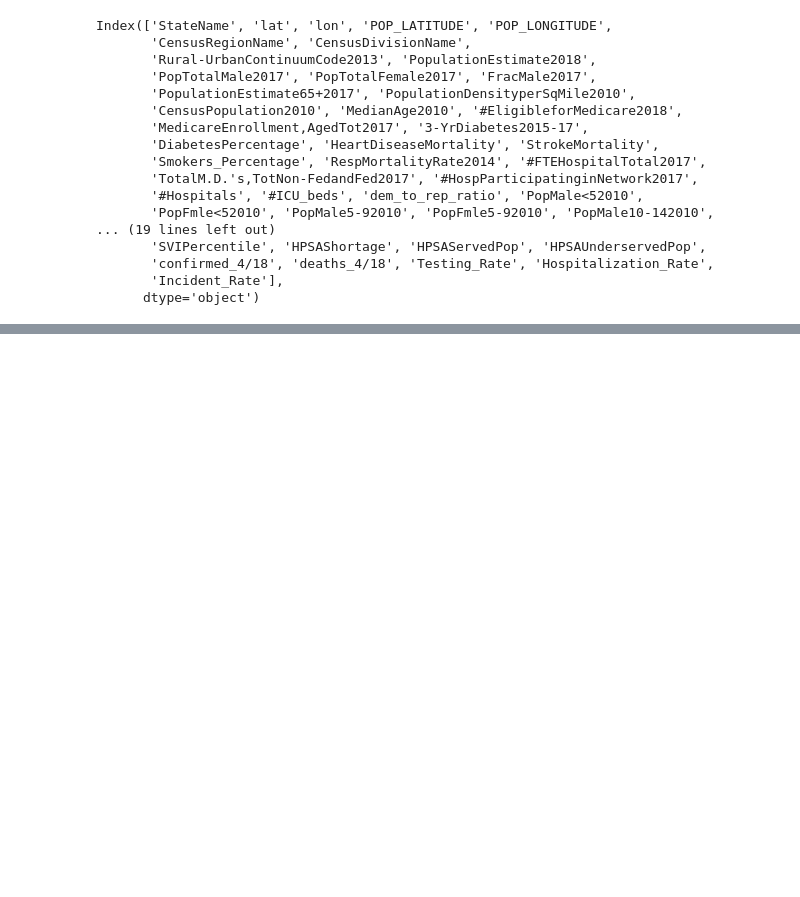
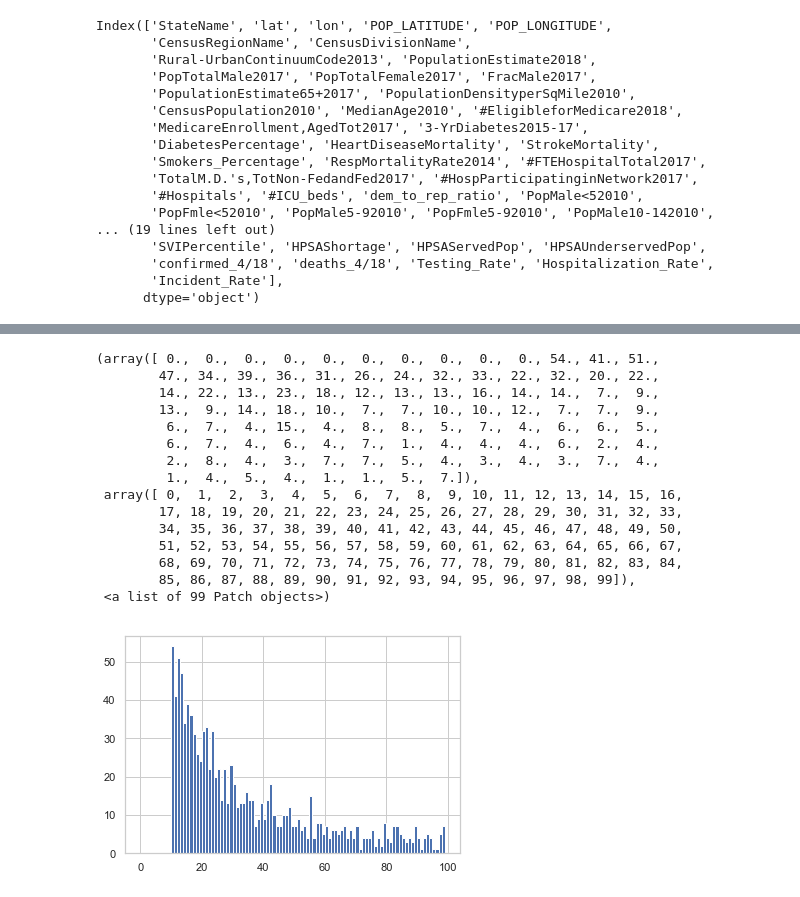
Before and after one commit to pc-1998/COVID-19-Project, a Jupyter notebook: data100-final-project/final_project.ipynb, the cells around one changed output, grey strips where cells are left out. Drawn from its saved outputs; the diff is of its cells as text; code cells hidden in the pictures; blank space fills up the shorter version.

```diff
--- a/data100-final-project/final_project.ipynb
+++ b/data100-final-project/final_project.ipynb
@@ -217,7 +219,10 @@ wanted_clean.fillna(wanted_clean.mean(), inplace=True)
 wanted_clean['stay at home'] = wanted_clean['stay at home'].apply(lambda x: x - np.mean(wanted_clean['stay at home']))
 wanted_clean['death_rate'] = wanted_clean.apply(lambda row: row['deaths_4/18'] / row['confirmed_4/18'], axis=1)
 wanted_clean['death_rate'].fillna(0, inplace=True)
-#wanted_clean['shortage']=np.log(((wanted_clean['confirmed_4/18'])/(wanted_clean['#ICU_beds'].replace(0,1))).apply(lambda x:max(0,x))).replace(-np.inf,0)
+states=pd.get_dummies(wanted_data['StateName'])
+states.loc[:,:'WV']
+for c in states.loc[:,:'WV'].columns:
+    wanted_clean[c]=states[c]
 # %%
 from sklearn.linear_model import LogisticRegression
 from sklearn.linear_model import LinearRegression
@@ -252,0 +265,19 @@ dtype: float64
+# %%
+plt.hist(wanted_clean['confirmed_4/18'],bins=range(100))
+# %% [output]
+(array([ 0.,  0.,  0.,  0.,  0.,  0.,  0.,  0.,  0.,  0., 54., 41., 51.,
+        47., 34., 39., 36., 31., 26., 24., 32., 33., 22., 32., 20., 22.,
+        14., 22., 13., 23., 18., 12., 13., 13., 16., 14., 14.,  7.,  9.,
+        13.,  9., 14., 18., 10.,  7.,  7., 10., 10., 12.,  7.,  7.,  9.,
+         6.,  7.,  4., 15.,  4.,  8.,  8.,  5.,  7.,  4.,  6.,  6.,  5.,
+         6.,  7.,  4.,  6.,  4.,  7.,  1.,  4.,  4.,  4.,  6.,  2.,  4.,
+         2.,  8.,  4.,  3.,  7.,  7.,  5.,  4.,  3.,  4.,  3.,  7.,  4.,
+         1.,  4.,  5.,  4.,  1.,  1.,  5.,  7.]),
+ array([ 0,  1,  2,  3,  4,  5,  6,  7,  8,  9, 10, 11, 12, 13, 14, 15, 16,
+        17, 18, 19, 20, 21, 22, 23, 24, 25, 26, 27, 28, 29, 30, 31, 32, 33,
+        34, 35, 36, 37, 38, 39, 40, 41, 42, 43, 44, 45, 46, 47, 48, 49, 50,
+        51, 52, 53, 54, 55, 56, 57, 58, 59, 60, 61, 62, 63, 64, 65, 66, 67,
+        68, 69, 70, 71, 72, 73, 74, 75, 76, 77, 78, 79, 80, 81, 82, 83, 84,
+        85, 86, 87, 88, 89, 90, 91, 92, 93, 94, 95, 96, 97, 98, 99]),
+ <a list of 99 Patch objects>)
+[figure, added]
```
Also changed, not shown: parts of 5 cells of this notebook.
